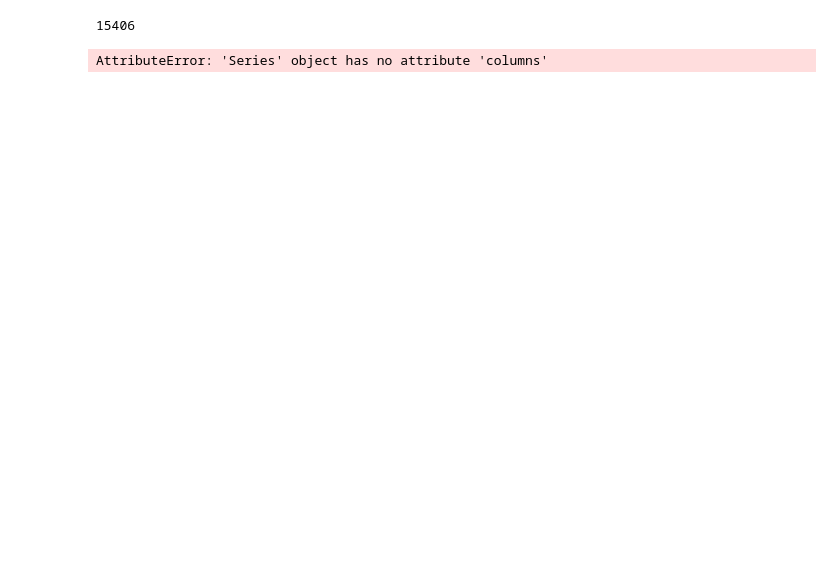
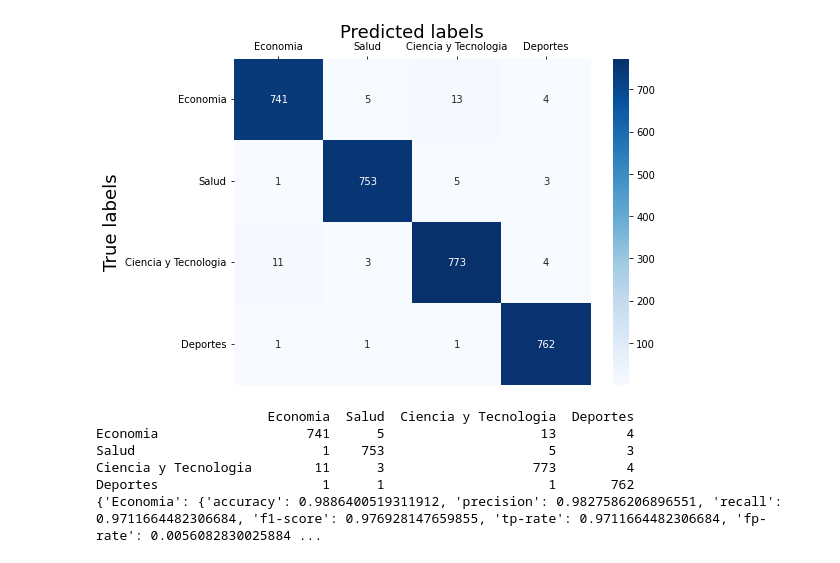
Before and after one commit to oserpe/machine-learning, a Jupyter notebook: ej2/main.ipynb, the cells around one changed output. Cells and saved outputs as stored; diff of their text form; code cells hidden in the pictures; blank space fills up the shorter version.

Commit message:
:sparkles: add confusion matrix and metrics

```diff
--- a/ej2/main.ipynb
+++ b/ej2/main.ipynb
@@ -153,6 +257,7 @@ class NaiveBayesTextClassifier():
 
     def test(self, test_df):
         predicted_classes = []
+        expected_classes= []
 
         for i in range(len(test_df)):
             row = test_df.iloc[[i]]
@@ -163,15 +268,14 @@ class NaiveBayesTextClassifier():
             predicted_class = max(classification, key=classification.get)
 
             predicted_classes.append(predicted_class)
+            expected_classes.append(row_class)
 
         # append results column to new dataframe
         results_df = test_df.copy()
         results_df[self.predicted_class_column_name] = predicted_classes
+        results_df[self.classes_column_name] = expected_classes
 
         return results_df
-
-    def get_confusion_matrix(self):
-        pass
 
     def get_evaluation_metrics_by_class(self, test_results_df):
         pass
@@ -184,34 +304,46 @@ def tokenize(text: str):
 # %%
-data_df = pd.read_csv("./Noticias_argentinas.txt", header=0, sep='\t')
-classes = ["Economia", "Salud", "Ciencia y Tecnologia", "Deportes"]
+# Get train and test sets
+folds = Metrics.k_fold_cross_validation(x.values.tolist(), y.values.tolist(), x_column_names=x.columns, y_column_names=y.columns, k=5, folds_to_return=1)
+train = pd.concat([folds[0]['x_train'], folds[0]['y_train']], axis=1)
+test = pd.concat([folds[0]['x_test'], folds[0]['y_test']], axis=1)
 
-data_df = data_df[data_df["categoria"].isin(classes)]
+# Train the model
+nbclassifier.train(train)
 
+# Test the model
+results = nbclassifier.test(test)
 
-nbclassifier = NaiveBayesTextClassifier(
-    classes, "titular", "categoria", tokenize)
-# Get expected output for dataset
+# Get evaluation metrics
 
-y = data_df.loc[:, ["categoria"]]
-x = data_df.loc[:, ["titular"]]
-print(len(y))
-# print("Expected output: ", expected_output)
-print(Metrics.k_fold_cross_validation_eval(x.values.tolist(), y.values.tolist(
-), model=nbclassifier, x_column_names=x.columns, y_column_names=y.columns, k=2))
+# Get confusion matrix
+confusion_matrix = Metrics.get_confusion_matrix(
+    results[nbclassifier.classes_column_name].values.tolist(), results[nbclassifier.predicted_class_column_name].values.tolist(), labels=nbclassifier.classes)
+Metrics.plot_confusion_matrix_heatmap(confusion_matrix)
+print(confusion_matrix)
+
+# Get evaluation metrics by class
+evaluation_metrics = Metrics.get_metrics_per_class(confusion_matrix)
+print(evaluation_metrics)
+
 
 # train_set = data_df.sample(frac=0.8, random_state=1)
 # print("======================")
 # print(train_set.index)
 # test_set = data_df.drop(train_set.index)
 
 # nbclassifier.train(train_set)
 # print(nbclassifier.test(test_set))
 
 # sample_columns = data_df.columns.drop("categoria")
 
 # print(nbclassifier.classify("Histórico: Los Pumas derrotaron por primera vez a los All Blacks en Nueva Zelanda"))
 # print(nbclassifier.classify("Maradona negó haber criticado a Messi, disparó otra vez contra Scaloni y también la ligó Solari"))
 # print(nbclassifier.classify("Guzmán"))
 # %% [output]
+[figure, added]
-15406
+                      Economia  Salud  Ciencia y Tecnologia  Deportes
+Economia                   741      5                    13         4
+Salud                        1    753                     5         3
+Ciencia y Tecnologia        11      3                   773         4
+Deportes                     1      1                     1       762
+{'Economia': {'accuracy': 0.9886400519311912, 'precision': 0.9827586206896551, 'recall': 0.9711664482306684, 'f1-score': 0.976928147659855, 'tp-rate': 0.9711664482306684, 'fp-rate': 0.0056082830025884 ...
-AttributeError: 'Series' object has no attribute 'columns'
```
Also changed, not shown: parts of 4 cells of this notebook.
